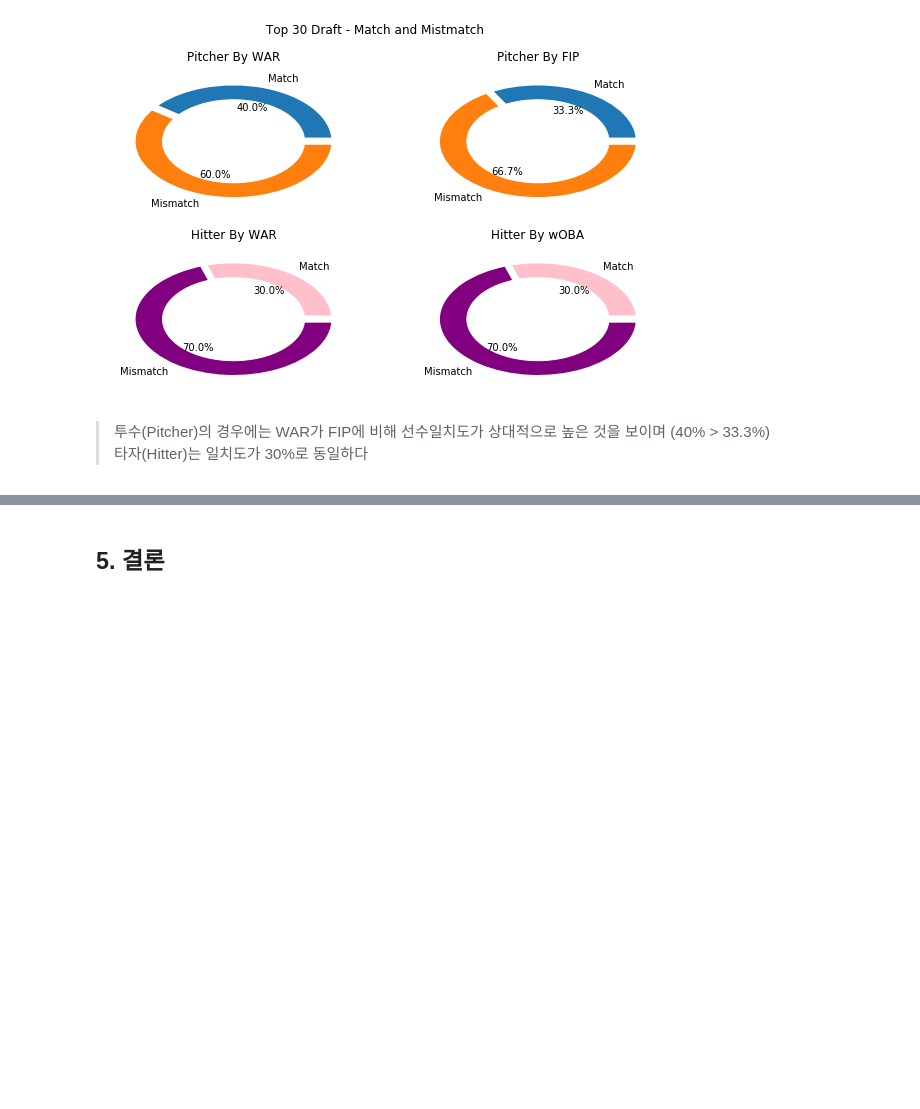
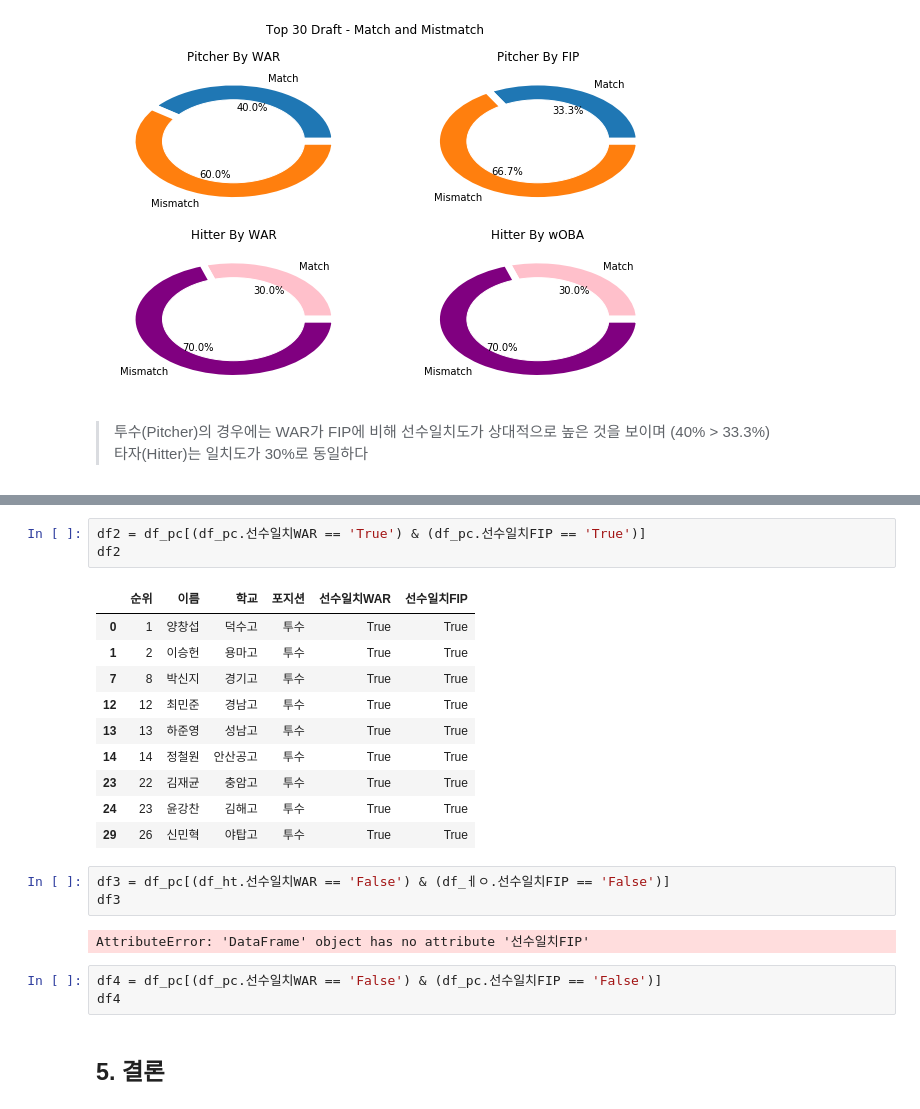
Before and after one commit to hakkoma/KBO_Mock_Draft_Simulator, a Jupyter notebook: mock_draft.ipynb, the cells around one changed output, grey strips where cells are left out. Saved outputs shown, nothing was run; the diff lists cells and outputs as text; blank space fills up the shorter version.

```diff
--- a/mock_draft.ipynb
+++ b/mock_draft.ipynb
@@ -618,3 +624,25 @@ SyntaxError: invalid syntax (<ipython-input-80-968211271556>, line 1)
+# %%
+df2 = df_pc[(df_pc.선수일치WAR == 'True') & (df_pc.선수일치FIP == 'True')]
+df2
+# %% [output]
+|  | 순위 | 이름 | 학교 | 포지션 | 선수일치WAR | 선수일치FIP |
+| 0 | 1 | 양창섭 | 덕수고 | 투수 | True | True |
+| 1 | 2 | 이승헌 | 용마고 | 투수 | True | True |
+| 7 | 8 | 박신지 | 경기고 | 투수 | True | True |
+| 12 | 12 | 최민준 | 경남고 | 투수 | True | True |
+| 13 | 13 | 하준영 | 성남고 | 투수 | True | True |
+| 14 | 14 | 정철원 | 안산공고 | 투수 | True | True |
+| 23 | 22 | 김재균 | 충암고 | 투수 | True | True |
+| 24 | 23 | 윤강찬 | 김해고 | 투수 | True | True |
+| 29 | 26 | 신민혁 | 야탑고 | 투수 | True | True |
+# %%
+df3 = df_pc[(df_ht.선수일치WAR == 'False') & (df_ㅔㅇ.선수일치FIP == 'False')]
+df3
+# %% [output]
+AttributeError: 'DataFrame' object has no attribute '선수일치FIP'
+# %%
+df4 = df_pc[(df_pc.선수일치WAR == 'False') & (df_pc.선수일치FIP == 'False')]
+df4
 # %% [markdown]
 ## 5. 결론
 # %% [markdown]
```
Also changed, not shown: parts of 9 cells of this notebook.
